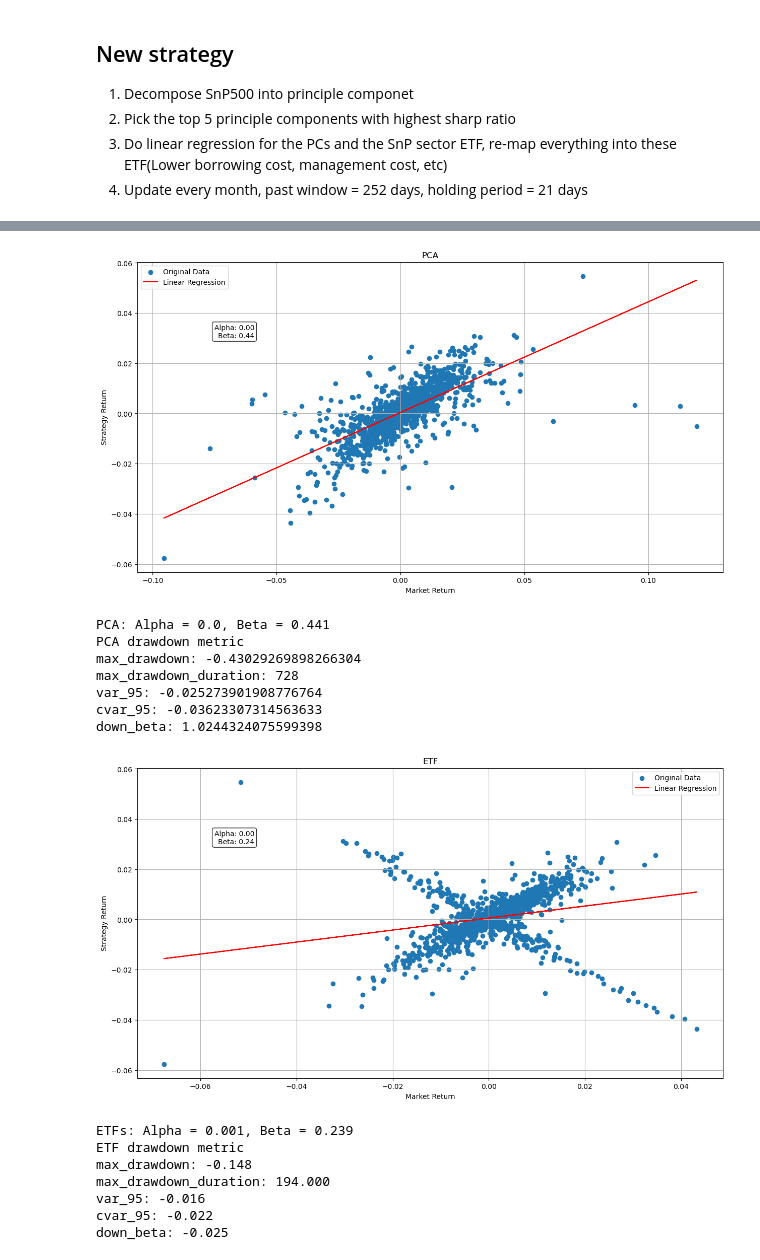
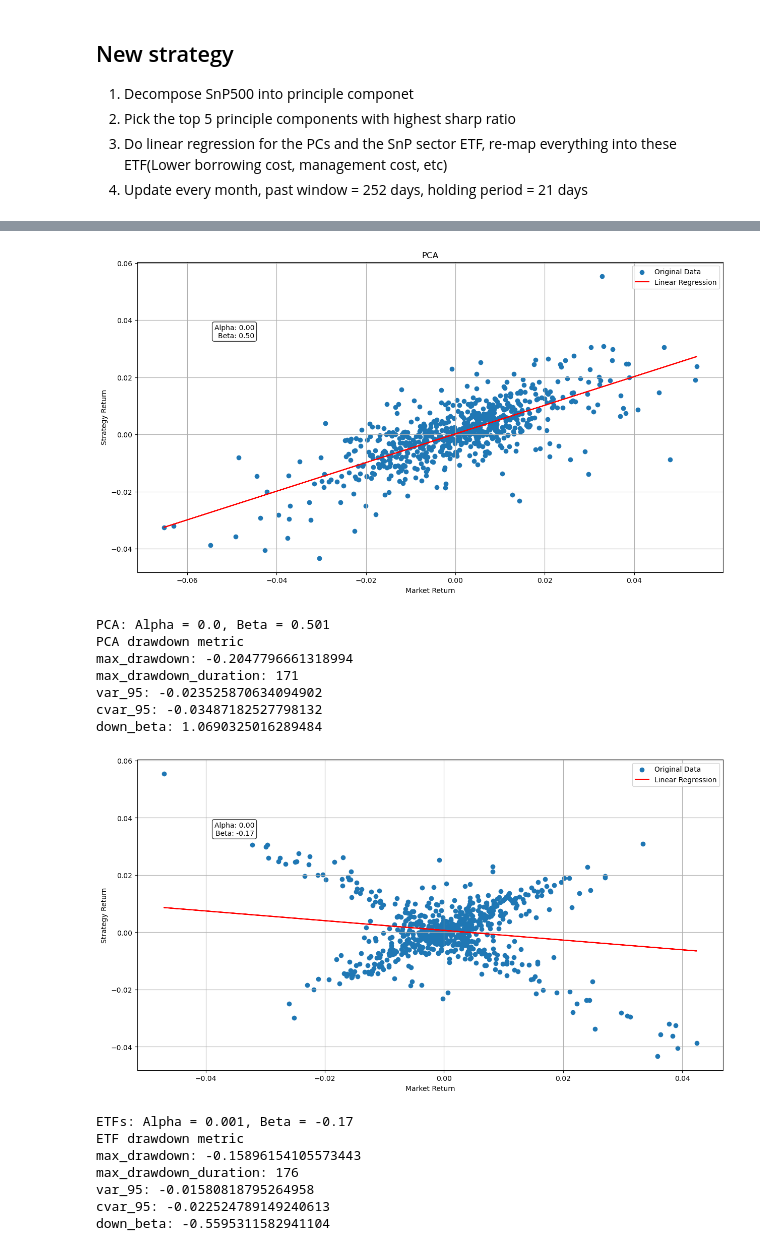
Before and after one commit to SzeLok0305/Portfolio_theory, a Jupyter notebook: PCA ETF bases.ipynb, the cells around one changed output, grey strips where cells are left out. Cells and saved outputs as stored; diff of their text form; code cells hidden in the pictures.

```diff
--- a/PCA ETF bases.ipynb
+++ b/PCA ETF bases.ipynb
@@ -21,7 +21,7 @@ import pandas_market_calendars as mcal
 import datetime
 # %%
 end_date = datetime.date.today()
-start_date = end_date - datetime.timedelta(days=1800) #5 years analysis
+start_date = end_date - datetime.timedelta(days=360*3)
 nyse = mcal.get_calendar('NYSE')
 valid_dates = nyse.valid_days(start_date=start_date, end_date =end_date)
 valid_start_day = valid_dates[0].date()
@@ -33,7 +33,7 @@ SnP_componet_ticker = pd.read_html('https://en.wikipedia.org/wiki/List_of_S%26P_
 def final_ticker(T_list):
     return list(set(T_list))
 
-index_banch_mart = ["VOO"]
+index_banch_mart = ["^GSPC"]
 
 tickers = final_ticker(SnP_componet_ticker)
 
@@ -431,19 +458,19 @@ plt.show()
 # %%
-Market_metric(results)
+ETF_alpha, ETF_beta = Market_metric(results)
 # %% [output]
-[figure, old version]
+[figure, new version]
-PCA: Alpha = 0.0, Beta = 0.441
+PCA: Alpha = 0.0, Beta = 0.501
 PCA drawdown metric
-max_drawdown: -0.43029269898266304
-max_drawdown_duration: 728
-var_95: -0.025273901908776764
-cvar_95: -0.03623307314563633
-down_beta: 1.0244324075599398
+max_drawdown: -0.2047796661318994
+max_drawdown_duration: 171
+var_95: -0.023525870634094902
+cvar_95: -0.03487182527798132
+down_beta: 1.0690325016289484
-[figure, old version]
+[figure, new version]
-ETFs: Alpha = 0.001, Beta = 0.239
+ETFs: Alpha = 0.001, Beta = -0.17
 ETF drawdown metric
-max_drawdown: -0.148
-max_drawdown_duration: 194.000
-var_95: -0.016
-cvar_95: -0.022
-down_beta: -0.025
+max_drawdown: -0.15896154105573443
+max_drawdown_duration: 176
+var_95: -0.01580818795264958
+cvar_95: -0.022524789149240613
+down_beta: -0.5595311582941104
```
Also changed, not shown: parts of 10 cells of this notebook, 1 other file.
